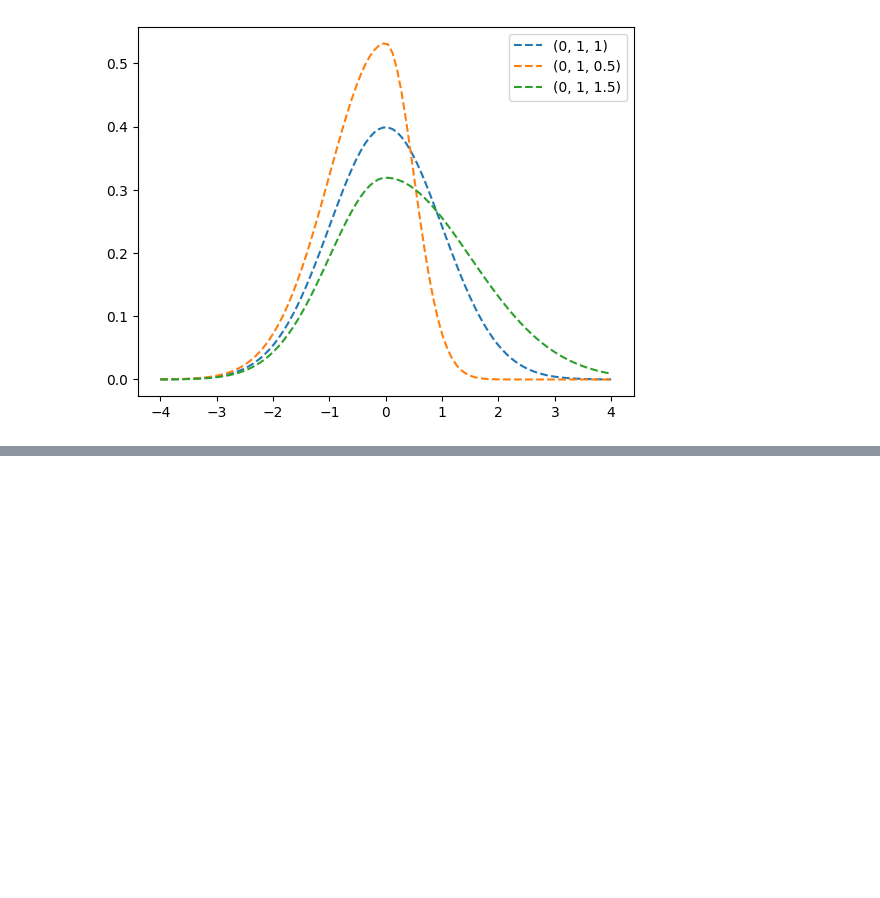
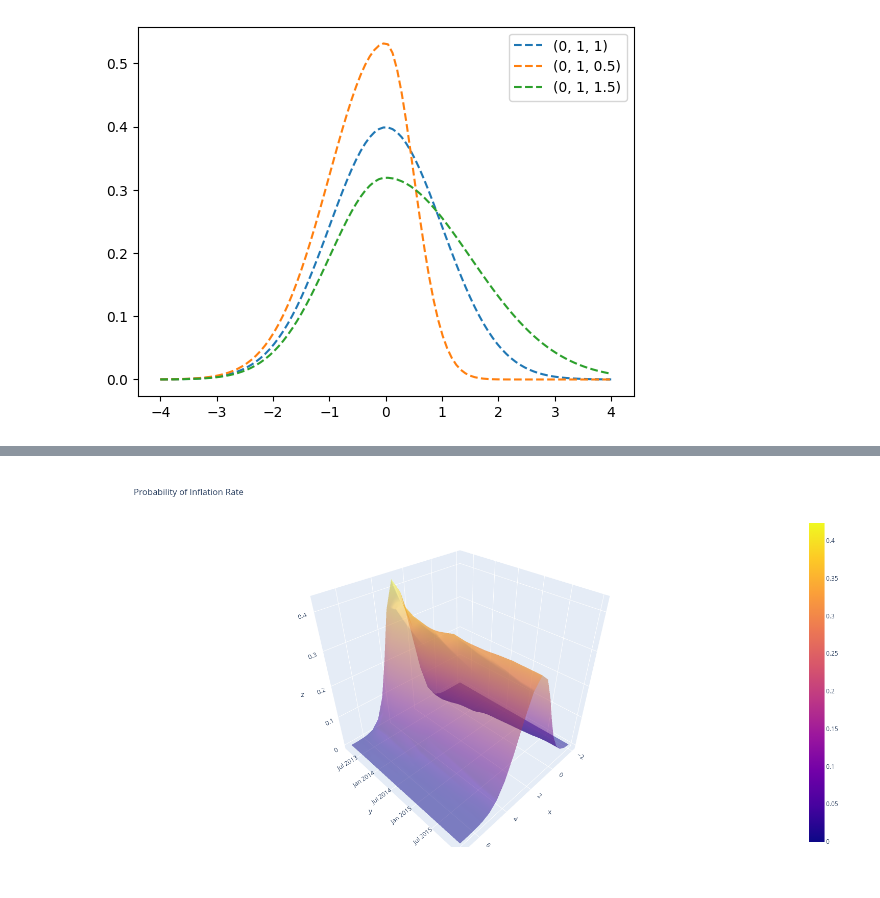
Before and after one commit to Vuong-Chu/Projects, a Jupyter notebook: Python/Econometrics/Fan_chart.ipynb, the cells around one changed output, grey strips where cells are left out. Saved outputs shown, nothing was run; the diff lists cells and outputs as text; code cells hidden in the pictures; blank space fills up the shorter version.

```diff
--- a/Python/Econometrics/Fan_chart.ipynb
+++ b/Python/Econometrics/Fan_chart.ipynb
@@ -181,0 +181,5 @@ plt.show()
+# %%
+x = np.linspace(-2, 7, 19)
+surface_prob = [split_normal_density(x, mode = boe.iloc[i,1], sigma = boe.iloc[i,2], skew = boe.iloc[i,3]) for i in boe.index]
+surface_prob = pd.DataFrame(np.array(surface_prob), index = boe.time, columns=x)
+surface_prob
@@ -181,0 +201,11 @@ plt.show()
+# %%
+import plotly.graph_objects as go
+
+fig_go = go.Figure(data=[go.Surface(z=surface_prob.values, y=surface_prob.index, x=surface_prob.columns, opacity = 0.5)])
+
+fig_go.update_layout(title='Probability of Inflation Rate', autosize=False,
+                  width=1000, height=800,
+                  margin=dict(l=65, r=50, b=65, t=90)
+                 )
+fig_go.show()
+# %% [output]
@@ -181,0 +213 @@ plt.show()
+[figure, added]
```
Also changed, not shown: parts of 9 cells of this notebook.
